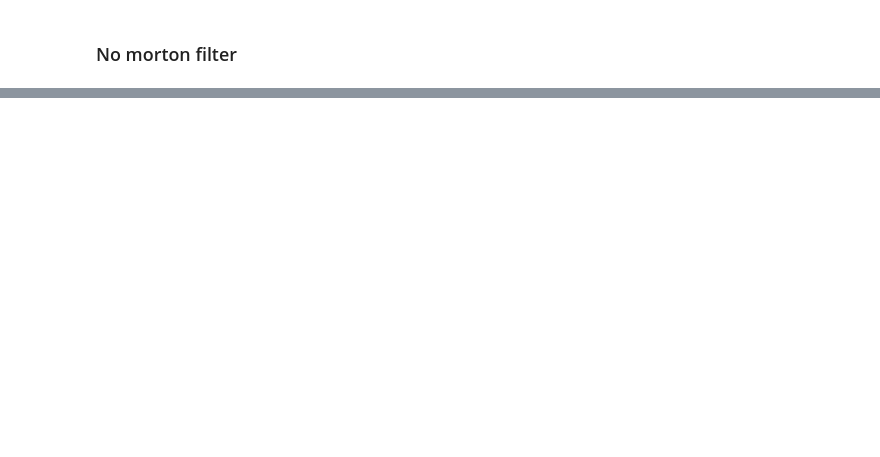
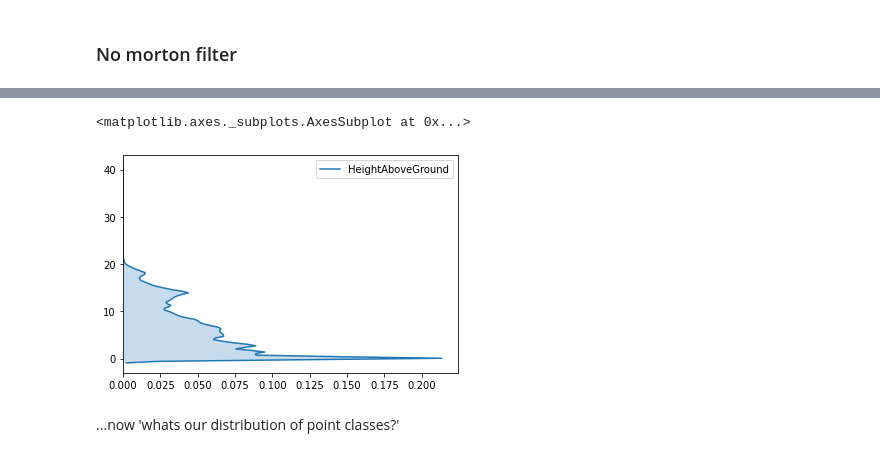
Before and after one commit to adamsteer/f4g-oceania-pdal, a Jupyter notebook: notebooks/PDAL-python.ipynb, the cells around one changed output, grey strips where cells are left out. Cells and saved outputs as stored; diff of their text form; code cells hidden in the pictures; blank space fills up the shorter version.

```diff
--- a/notebooks/PDAL-python.ipynb
+++ b/notebooks/PDAL-python.ipynb
@@ -331,8 +337,7 @@ plotthethings(df4, df4.HeightAboveGround, 10000)
 # %% [markdown]
 ### No morton filter
 # %%
-pipelineJson5 = {
-  "pipeline": [ workingfile,
+pipelineJson5 = [ workingfile,
     {
         "type":"filters.assign",
         "assignment":"Classification[:]=0"
@@ -353,7 +358,6 @@ pipelineJson5 = {
         "type":"filters.hag"
     }
   ]
-}
 # %%
 %%time
 
@@ -367,0 +378,7 @@ plotthethings(df5, df5.HeightAboveGround, 50000)
+# %%
+sns.kdeplot(df5.HeightAboveGround, shade=True, vertical=True, clip=[0,40])
+# %% [output]
+<matplotlib.axes._subplots.AxesSubplot at 0x...>
+[figure, added]
+# %% [markdown]
+...now 'whats our distribution of point classes?'
```
Also changed, not shown: parts of 28 cells of this notebook, 7 other files.
